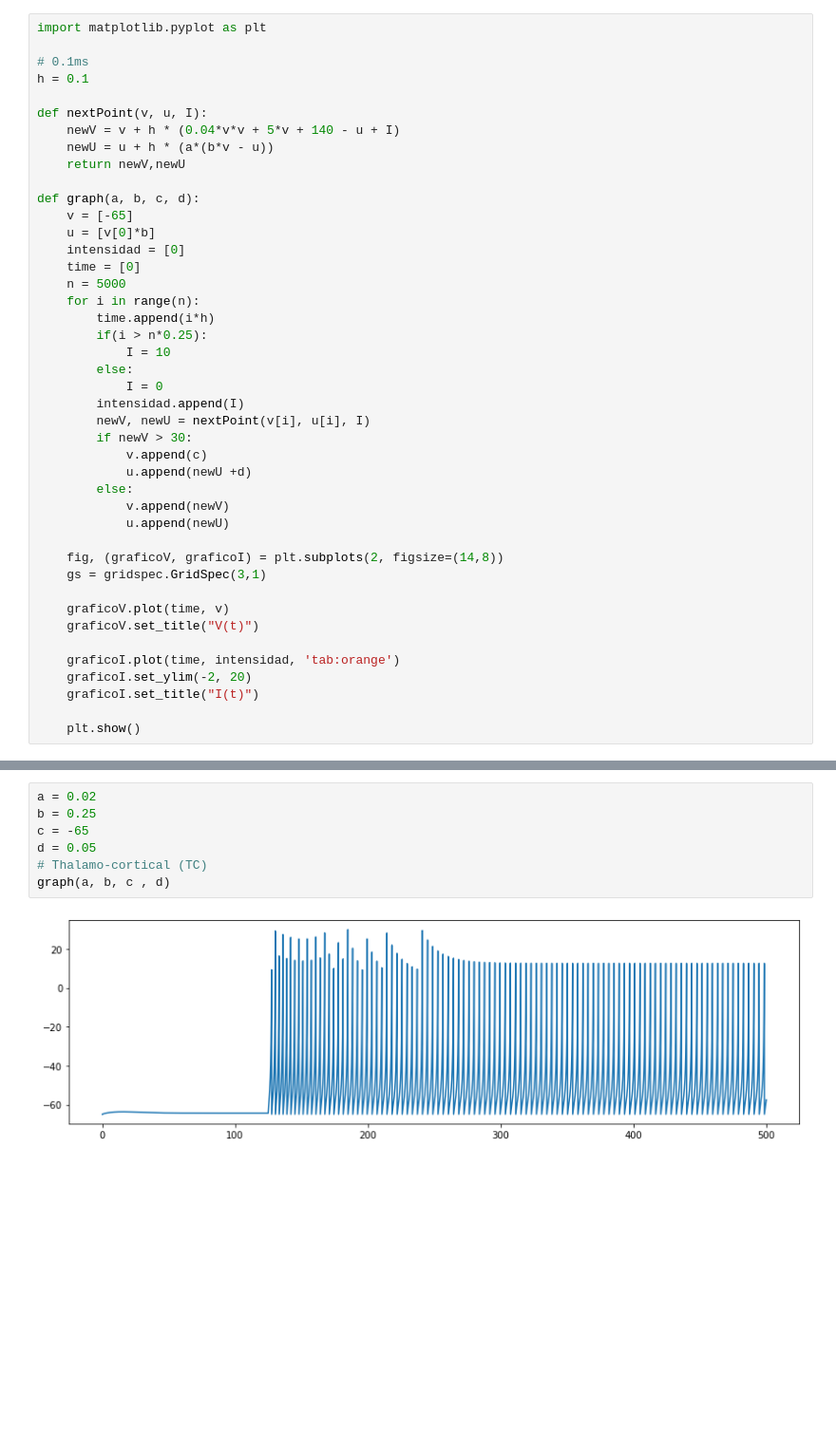
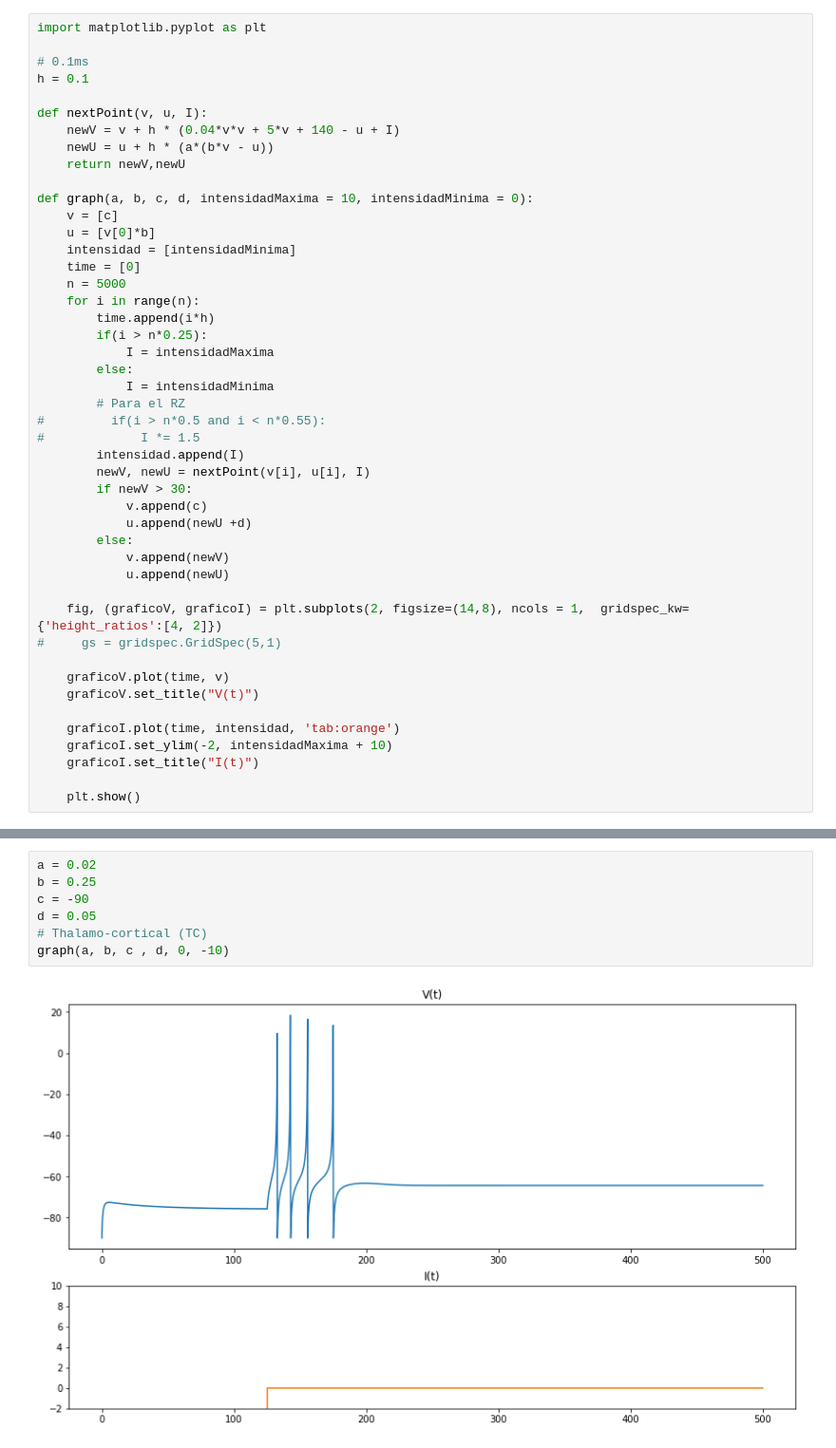
Before and after one commit to fedebrasburg/simple-model-of-spiking-neurons, a Jupyter notebook: Simple neuron.ipynb, the cells around one changed output, grey strips where cells are left out. Shown: that part at 95% size. Cells and saved outputs as stored; diff of their text form; blank space fills up the shorter version.

```diff
--- a/Simple neuron.ipynb
+++ b/Simple neuron.ipynb
@@ -9,18 +9,21 @@ def nextPoint(v, u, I):
     newU = u + h * (a*(b*v - u))
     return newV,newU
 
-def graph(a, b, c, d):
-    v = [-65]
+def graph(a, b, c, d, intensidadMaxima = 10, intensidadMinima = 0):
+    v = [c]
     u = [v[0]*b]
-    intensidad = [0]
+    intensidad = [intensidadMinima]
     time = [0]
     n = 5000
     for i in range(n):
         time.append(i*h)
         if(i > n*0.25):
-            I = 10
+            I = intensidadMaxima
         else:
-            I = 0
+            I = intensidadMinima
+        # Para el RZ
+#         if(i > n*0.5 and i < n*0.55):
+#             I *= 1.5
         intensidad.append(I)
         newV, newU = nextPoint(v[i], u[i], I)
         if newV > 30:
@@ -30,14 +33,14 @@ def graph(a, b, c, d):
             v.append(newV)
             u.append(newU)
 
-    fig, (graficoV, graficoI) = plt.subplots(2, figsize=(14,8))
-    gs = gridspec.GridSpec(3,1)
+    fig, (graficoV, graficoI) = plt.subplots(2, figsize=(14,8), ncols = 1,  gridspec_kw={'height_ratios':[4, 2]})
+#     gs = gridspec.GridSpec(5,1)
 
     graficoV.plot(time, v)
     graficoV.set_title("V(t)")
 
     graficoI.plot(time, intensidad, 'tab:orange')
-    graficoI.set_ylim(-2, 20)
+    graficoI.set_ylim(-2, intensidadMaxima + 10)
     graficoI.set_title("I(t)")
 
     plt.show()
@@ -80,9 +85,9 @@ graph(a, b, c , d)
 # %%
 a = 0.02
 b = 0.25
-c = -65
+c = -90
 d = 0.05
 # Thalamo-cortical (TC)
-graph(a, b, c , d)
+graph(a, b, c , d, 0, -10)
 # %% [output]
-[figure, old version]
+[figure, new version]
```
Also changed, not shown: parts of 7 cells of this notebook, 18 other files.
